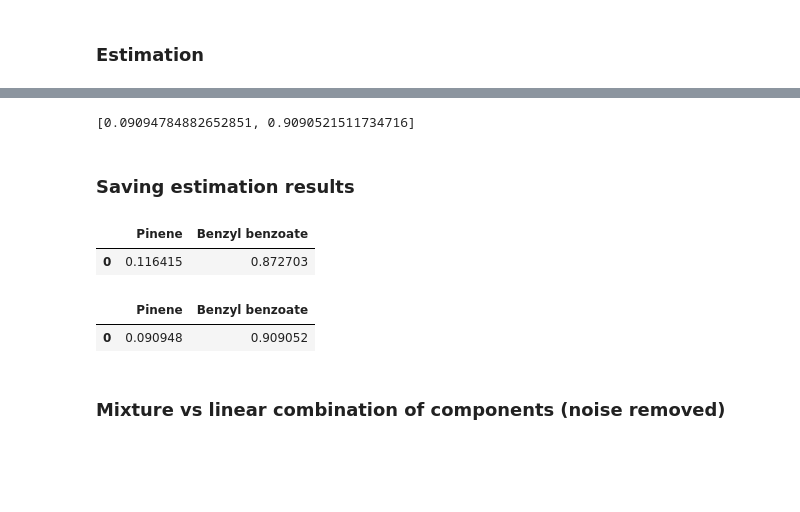
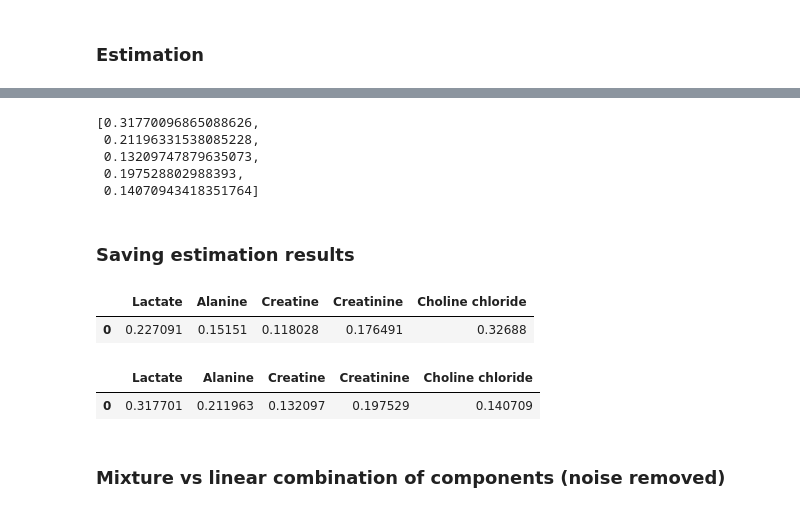
Before and after one commit to BDomzal/magnetstein_data, a Jupyter notebook: estimation.ipynb, the cells around one changed output, grey strips where cells are left out. Saved outputs shown, nothing was run; the diff lists cells and outputs as text; code cells hidden in the pictures; blank space fills up the shorter version.

Commit message:
Changed estimation and visualisations to default proportions

```diff
--- a/estimation.ipynb
+++ b/estimation.ipynb
@@ -30,7 +30,7 @@ import pandas as pd
 
 import time
 # %%
-nr_of_experiment = 2
+nr_of_experiment = 4
 # %% [markdown]
 ### Experiments data
 # %%
@@ -191,11 +258,11 @@ for i, name in enumerate(names):
 # %% [markdown]
 ### Estimation
 # %%
-start_vis = time.time()
-estimation_vis = estimate_proportions(mix, spectra,
+start_vis_opt = time.time()
+estimation_vis_opt = estimate_proportions(mix, spectra,
                                         MTD=best_kappa_mix[nr_of_experiment-1],
                                         MTD_th=best_kappa_model[nr_of_experiment-1],
                                         verbose=True, solver=pulp.GUROBI(msg=False),
                                         what_to_compare='area')
-stop_vis = time.time()
+stop_vis_opt = time.time()
 # %% [output]
@@ -253,21 +322,25 @@ Estimation took 167.4535562992096 seconds.
 # %%
-estimation_molar['proportions']
+estimation_molar_opt['proportions']
 # %% [output]
-[0.09094784882652851, 0.9090521511734716]
+[0.31770096865088626,
+ 0.21196331538085228,
+ 0.13209747879635073,
+ 0.197528802988393,
+ 0.14070943418351764]
 # %% [markdown]
 ### Saving estimation results
 # %%
-res_vis = pd.DataFrame(np.array(estimation_vis['proportions']).reshape(1,-1),
+res_vis_opt = pd.DataFrame(np.array(estimation_vis_opt['proportions']).reshape(1,-1),
              columns = components_dictionary['experiment_'+str(nr_of_experiment)])
-res_vis
+res_vis_opt
 # %% [output]
-|  | Pinene | Benzyl benzoate |
-| 0 | 0.116415 | 0.872703 |
+|  | Lactate | Alanine | Creatine | Creatinine | Choline chloride |
+| 0 | 0.227091 | 0.15151 | 0.118028 | 0.176491 | 0.32688 |
 # %%
-res_con = pd.DataFrame(np.array(estimation_molar['proportions']).reshape(1,-1),
+res_con_opt = pd.DataFrame(np.array(estimation_molar_opt['proportions']).reshape(1,-1),
              columns = components_dictionary['experiment_'+str(nr_of_experiment)])
-res_con
+res_con_opt
 # %% [output]
-|  | Pinene | Benzyl benzoate |
-| 0 | 0.090948 | 0.909052 |
+|  | Lactate | Alanine | Creatine | Creatinine | Choline chloride |
+| 0 | 0.317701 | 0.211963 | 0.132097 | 0.197529 | 0.140709 |
 # %%
```
Also changed, not shown: parts of 33 cells of this notebook, 24 other files.
